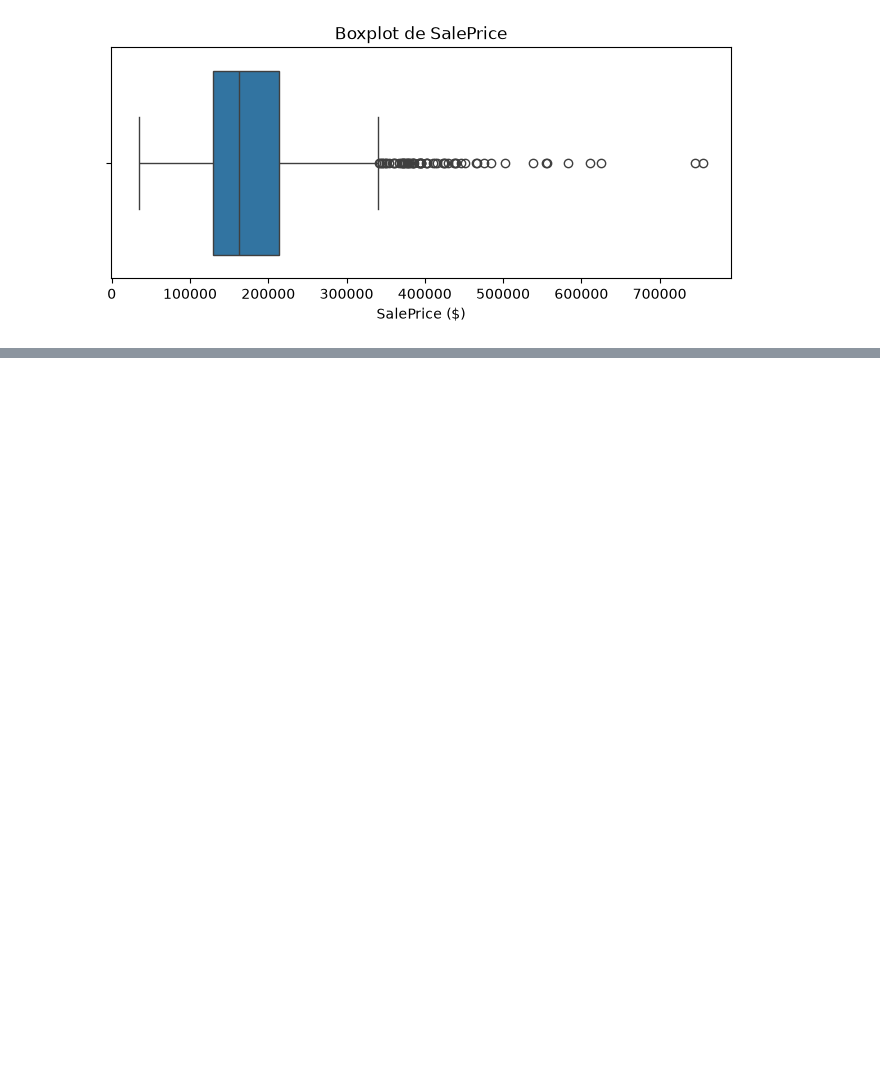
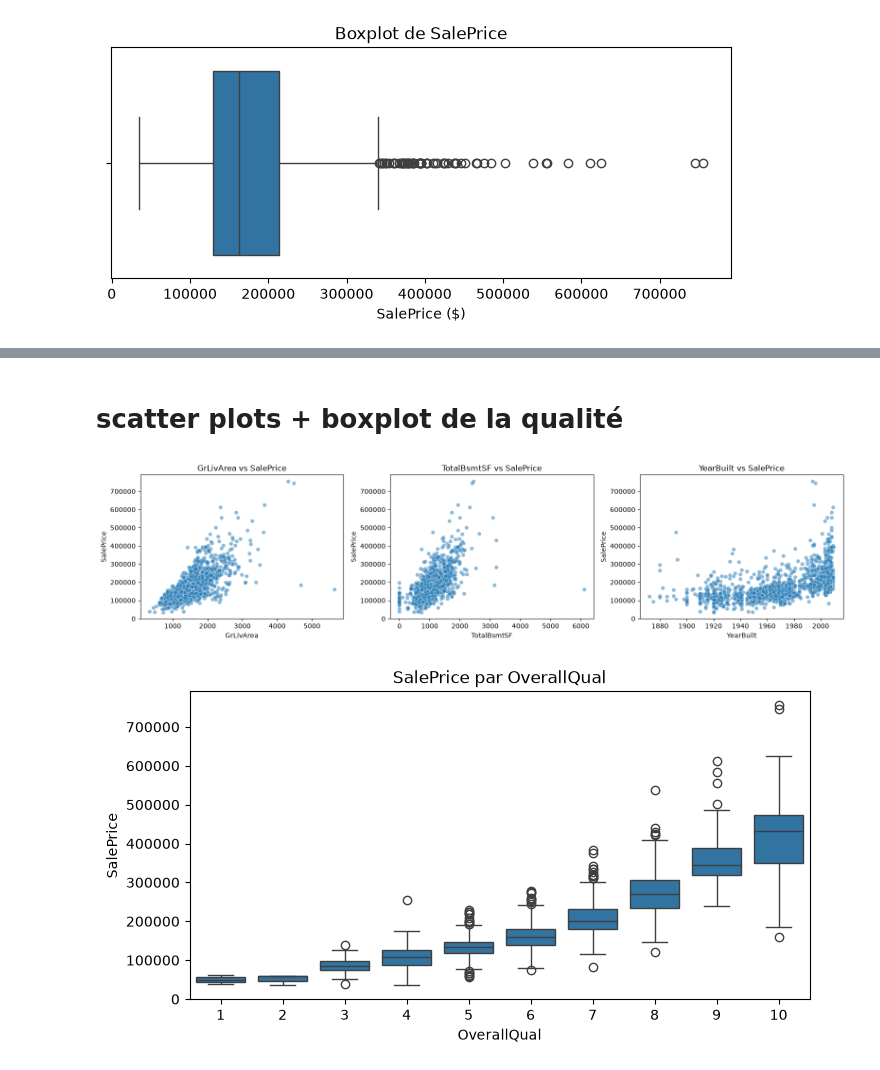
Before and after one commit to SaLmaAbaakil/House-price-prediction, a Jupyter notebook: notebooks/house_prices.ipynb, the cells around one changed output, grey strips where cells are left out. Drawn from its saved outputs; the diff is of its cells as text; code cells hidden in the pictures; blank space fills up the shorter version.

```diff
--- a/notebooks/house_prices.ipynb
+++ b/notebooks/house_prices.ipynb
@@ -101,0 +164,17 @@ plt.show()
+# %% [markdown]
+# scatter plots + boxplot de la qualité
+# %%
+fig, axes = plt.subplots(1, 3, figsize=(16, 4))
+for ax, col in zip(axes, ["GrLivArea", "TotalBsmtSF", "YearBuilt"]):
+    sns.scatterplot(x=df[col], y=df["SalePrice"], alpha=0.5, ax=ax)
+    ax.set_title(f"{col} vs SalePrice")
+plt.tight_layout()
+plt.show()
+
+plt.figure(figsize=(8, 4))
+sns.boxplot(x=df["OverallQual"], y=df["SalePrice"])
+plt.title("SalePrice par OverallQual")
+plt.show()
+# %% [output]
+[figure, added]
+[figure, added]
```
Also changed, not shown: parts of 14 cells of this notebook.
